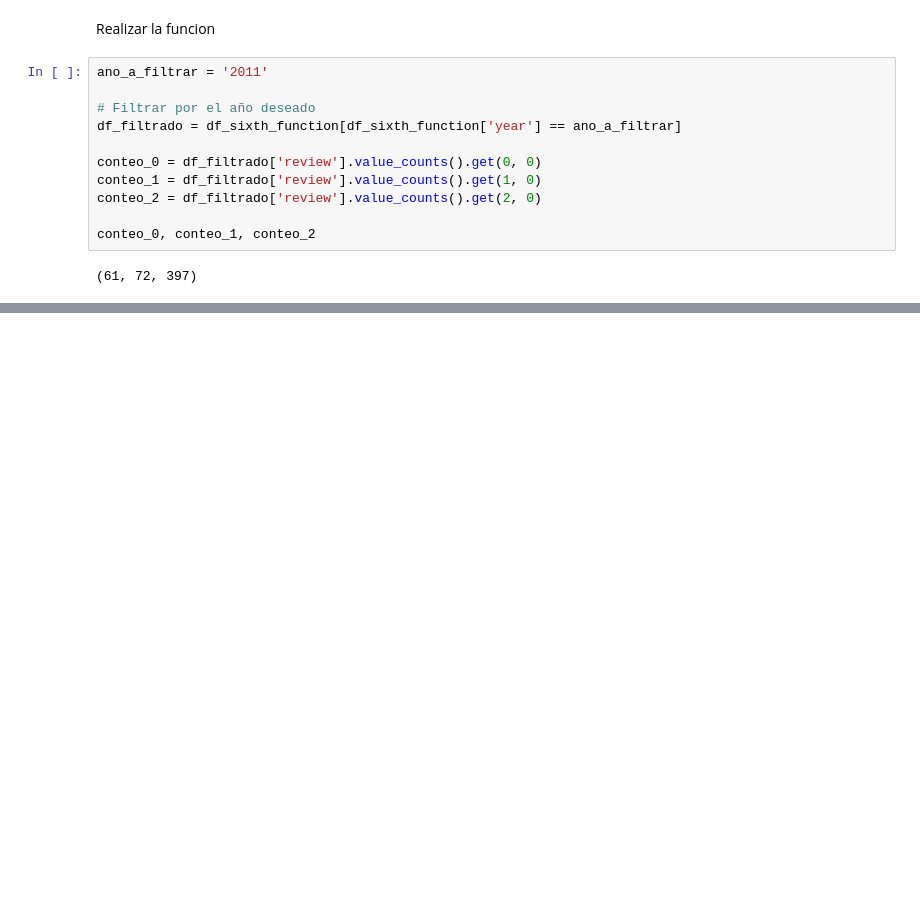
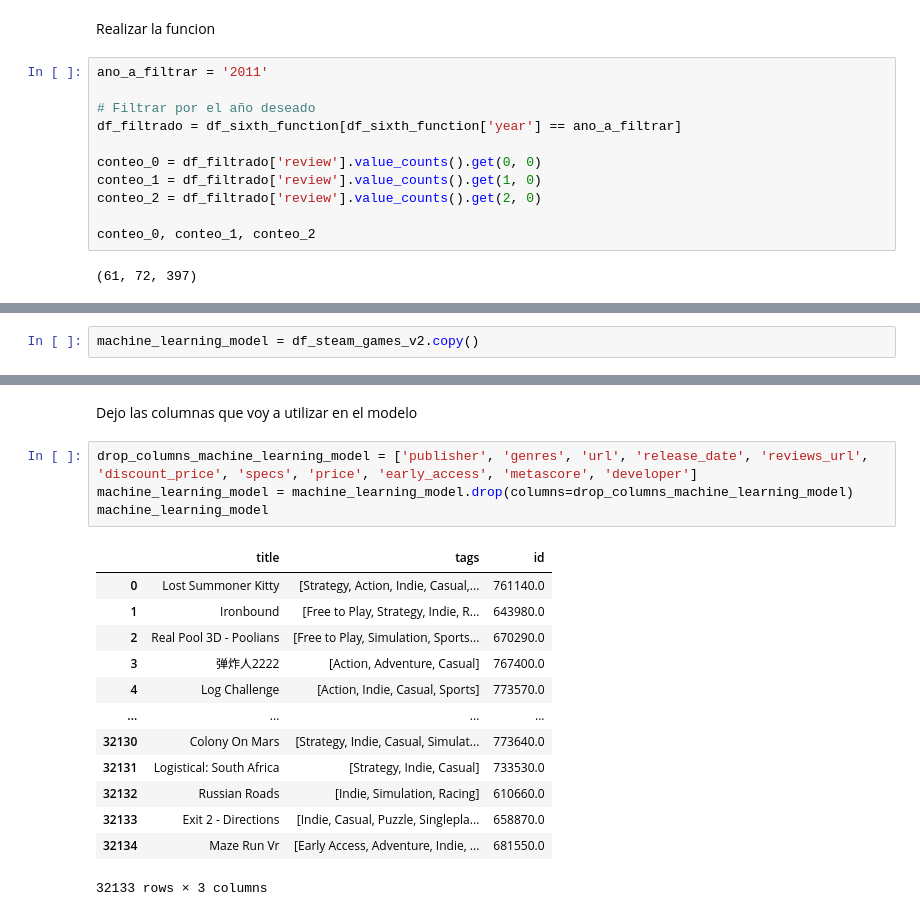
Before and after one commit to HaiderInfante/proyecto_01_henry_labs, a Jupyter notebook: proyecto_01_EDA_ETL.ipynb, the cells around one changed output, grey strips where cells are left out. Drawn from its saved outputs; the diff is of its cells as text; blank space fills up the shorter version.

Commit message:
Doing machine learning function

```diff
--- a/proyecto_01_ETL.ipynb
+++ b/proyecto_01_EDA_ETL.ipynb
@@ -1493,0 +1481,2 @@ conteo_0, conteo_1, conteo_2
+# %%
+machine_learning_model = df_steam_games_v2.copy()
@@ -1493,0 +1519,20 @@ conteo_0, conteo_1, conteo_2
+# %% [markdown]
+Dejo las columnas que voy a utilizar en el modelo
+# %%
+drop_columns_machine_learning_model = ['publisher',	'genres', 'url', 'release_date', 'reviews_url',	'discount_price', 'specs', 'price', 'early_access', 'metascore', 'developer']
+machine_learning_model = machine_learning_model.drop(columns=drop_columns_machine_learning_model)
+machine_learning_model
+# %% [output]
+|  | title | tags | id |
+| 0 | Lost Summoner Kitty | [Strategy, Action, Indie, Casual,... | 761140.0 |
+| 1 | Ironbound | [Free to Play, Strategy, Indie, R... | 643980.0 |
+| 2 | Real Pool 3D - Poolians | [Free to Play, Simulation, Sports... | 670290.0 |
+| 3 | 弹炸人2222 | [Action, Adventure, Casual] | 767400.0 |
+| 4 | Log Challenge | [Action, Indie, Casual, Sports] | 773570.0 |
+| ... | ... | ... | ... |
+| 32130 | Colony On Mars | [Strategy, Indie, Casual, Simulat... | 773640.0 |
+| 32131 | Logistical: South Africa | [Strategy, Indie, Casual] | 733530.0 |
+| 32132 | Russian Roads | [Indie, Simulation, Racing] | 610660.0 |
+| 32133 | Exit 2 - Directions | [Indie, Casual, Puzzle, Singlepla... | 658870.0 |
+| 32134 | Maze Run Vr | [Early Access, Adventure, Indie, ... | 681550.0 |
+32133 rows × 3 columns
```
Also changed, not shown: parts of 25 cells of this notebook, 4 other files.
